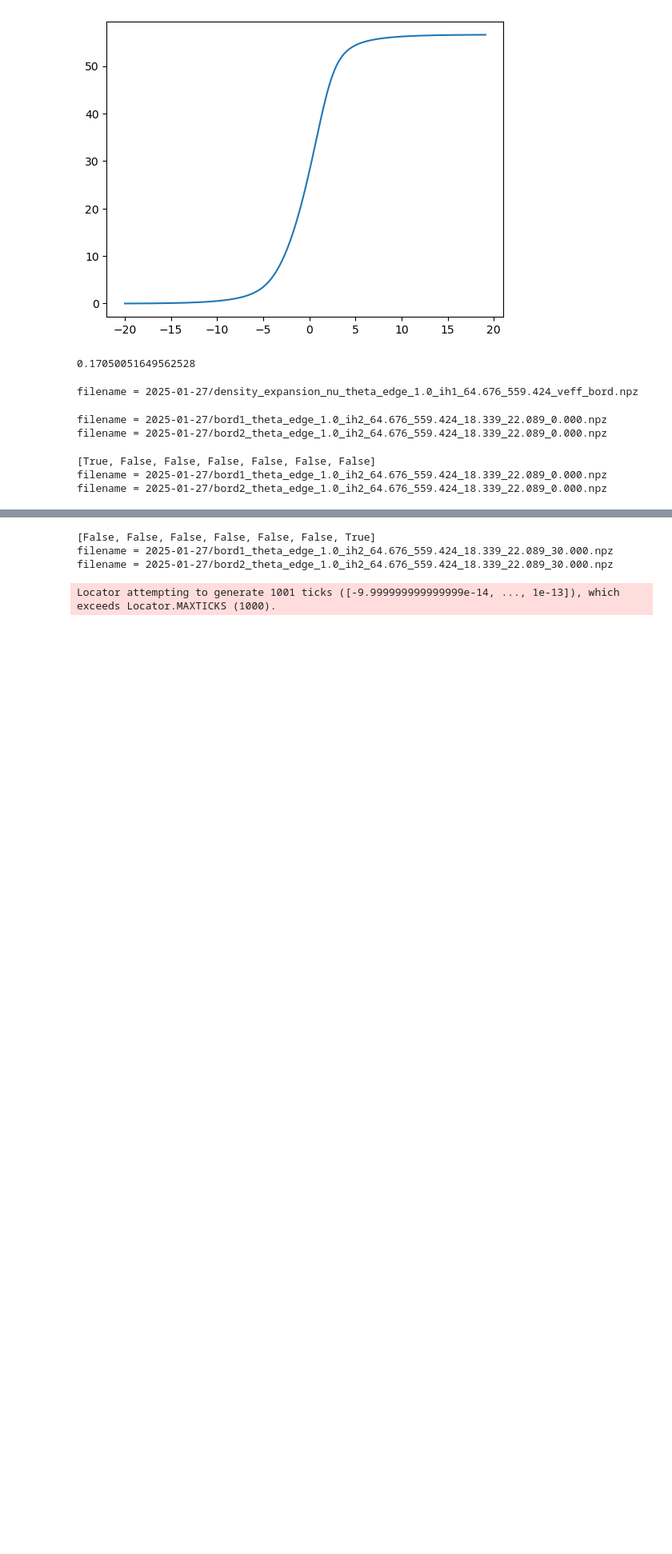
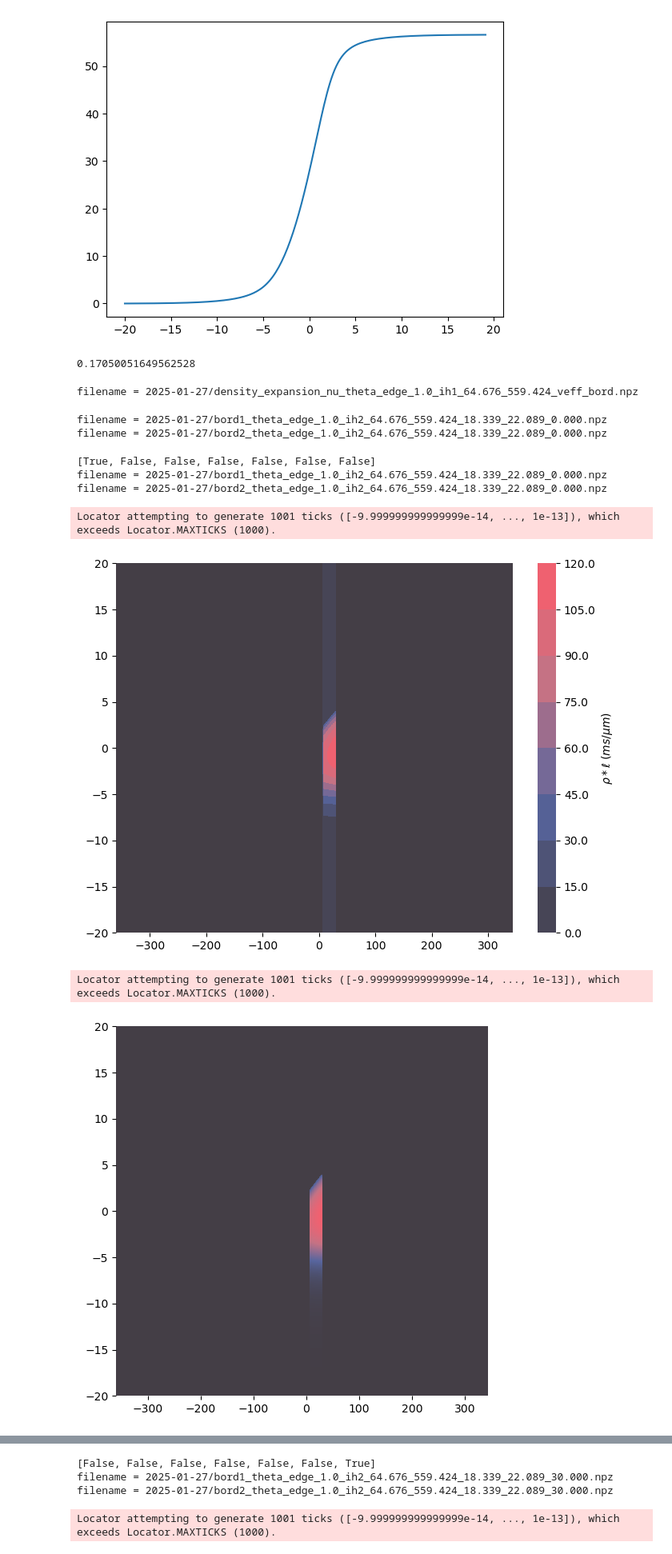
Before and after one commit to THEMEZE/quantum-mechanics-thesis, a Jupyter notebook: Domain_Wall_Dynamics_for_a_1D_Bose_ga/Figures/data/Untitled.ipynb, the cells around one changed output, grey strips where cells are left out. Shown at 80% size. Cells and saved outputs as stored; diff of their text form; code cells hidden in the pictures; blank space fills up the shorter version.

```diff
--- a/Domain_Wall_Dynamics_for_a_1D_Bose_ga/Figures/data/Untitled.ipynb
+++ b/Domain_Wall_Dynamics_for_a_1D_Bose_ga/Figures/data/Untitled.ipynb
@@ -906,7 +906,7 @@ for t in liste_t[mask] :
 
     # Créer un graphique de contours
     #cf0 = ax.contourf(X0, Y0, mat_rho.T, levels=nb_levels, cmap=custom_cmap, vmin=vmin, vmax=vmax, alpha=0.3)
-    cf0 = ax.contourf(X0, Y0, np.array([np.zeros(len(nu0)) for v in veff_bord_discr]).T, levels=nb_levels, cmap=custom_cmap, vmin=vmin, vmax=vmax, alpha=0.2)
+    cf0 = ax.contourf(X0, Y0, np.array([np.zeros(len(nu0)) for v in veff_bord_discr]).T, levels=nb_levels, cmap=custom_cmap, vmin=vmin, vmax=vmax, alpha=1)
     #cf0 = ax.contourf(X0, Y0, mat_rho.T*Taille, levels=nb_levels, cmap=custom_cmap, vmin=vmin, vmax=vmax, alpha=0.2)
     cf = ax.contourf( X, Y,   mat_rho_bord.T*Taille, cmap=custom_cmap , vmin=vmin, vmax=vmax , alpha = 1)
 
@@ -927,7 +927,7 @@ for t in liste_t[mask] :
     # Sauvegarder les axes sans le graphique ni la colorbar
     fig_axes, ax_axes = plt.subplots(figsize=(6, 6))
     #ax_axes.contourf(X0, Y0, mat_rho.T, levels=nb_levels, cmap=custom_cmap, vmin=vmin, vmax=vmax, alpha=0.3)
-    ax_axes.contourf(X0, Y0, np.array([np.zeros(len(nu0)) for v in veff_bord_discr]).T, levels=nb_levels, cmap=custom_cmap, vmin=vmin, vmax=vmax, alpha=0.2)
+    ax_axes.contourf(X0, Y0, np.array([np.zeros(len(nu0)) for v in veff_bord_discr]).T, levels=nb_levels, cmap=custom_cmap, vmin=vmin, vmax=vmax, alpha=1)
     #ax_axes.contourf(X0, Y0, mat_rho.T*Taille, levels=nb_levels, cmap=custom_cmap, vmin=vmin, vmax=vmax, alpha=0.2)
     ax_axes.contourf(X, Y, mat_rho_bord.T*Taille, levels=nb_levels, cmap=custom_cmap, vmin=vmin, vmax=vmax, alpha=1)
     #ax_axes.set_axis_off()  # Masquer les axes
@@ -1066,30 +1066,34 @@ for t in liste_t[mask] :
         #edgecolor='black',              # Couleur du bord de la légende
         #title='Légende de l\'expérience', # Titre de la légende
         #title_fontsize='large',         # Taille de la police du titre
         #labelspacing=0.1,               # Espacement entre les labels de la légende
         #handlelength=0.5,               # Longueur des poignées des items de la légende
         #handleheight=1.5,               # Hauteur des poignées des items de la légende
         #columnspacing=0,               # Espacement entre les colonnes
         #alignment = 'right',
     )
     plt.grid(color='white', linestyle='-', linewidth=1)
     # Rendre le cadre invisible
     plt.gca().spines['top'].set_visible(False)
     plt.gca().spines['right'].set_visible(False)
     plt.gca().spines['bottom'].set_visible(False)
     plt.gca().spines['left'].set_visible(False)
 
     # Appliquer un fond gris
     #plt.gca().set_facecolor('lightgray')  # Fond gris pour le canevas
 
 
     # Appliquer un fond gris clair au graphe
     #plt.gca().set_facecolor('#f0f0f0')  # Fond gris très clair (hex pour personnalisation)
     plt.gca().set_facecolor('#e8e8e8')  # Fond gris plus foncé
     plt.savefig('Figures/article_distribution_24-04-2024.pdf', bbox_inches='tight', dpi = 300)
     plt.savefig('Figures/article_distribution_24-04-2024.svg', bbox_inches='tight', dpi = 300)
     plt.show()
 # %% [output]
 [True, False, False, False, False, False, False]
 filename = 2025-01-27/bord1_theta_edge_1.0_ih2_64.676_559.424_18.339_22.089_0.000.npz
 filename = 2025-01-27/bord2_theta_edge_1.0_ih2_64.676_559.424_18.339_22.089_0.000.npz
+Locator attempting to generate 1001 ticks ([-9.999999999999999e-14, ..., 1e-13]), which exceeds Locator.MAXTICKS (1000).
+[figure, added]
+Locator attempting to generate 1001 ticks ([-9.999999999999999e-14, ..., 1e-13]), which exceeds Locator.MAXTICKS (1000).
+[figure, added]
```
Also changed, not shown: parts of 1 cell of this notebook, 6 other files.
